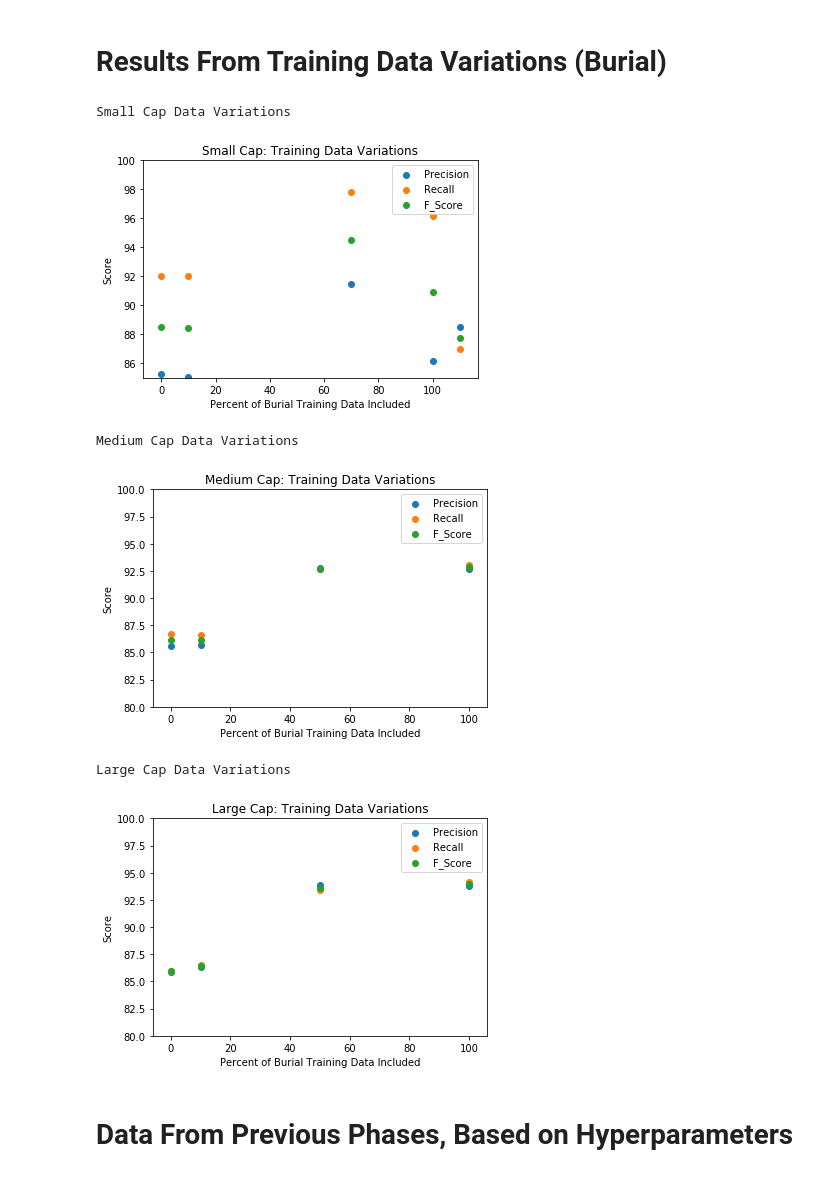
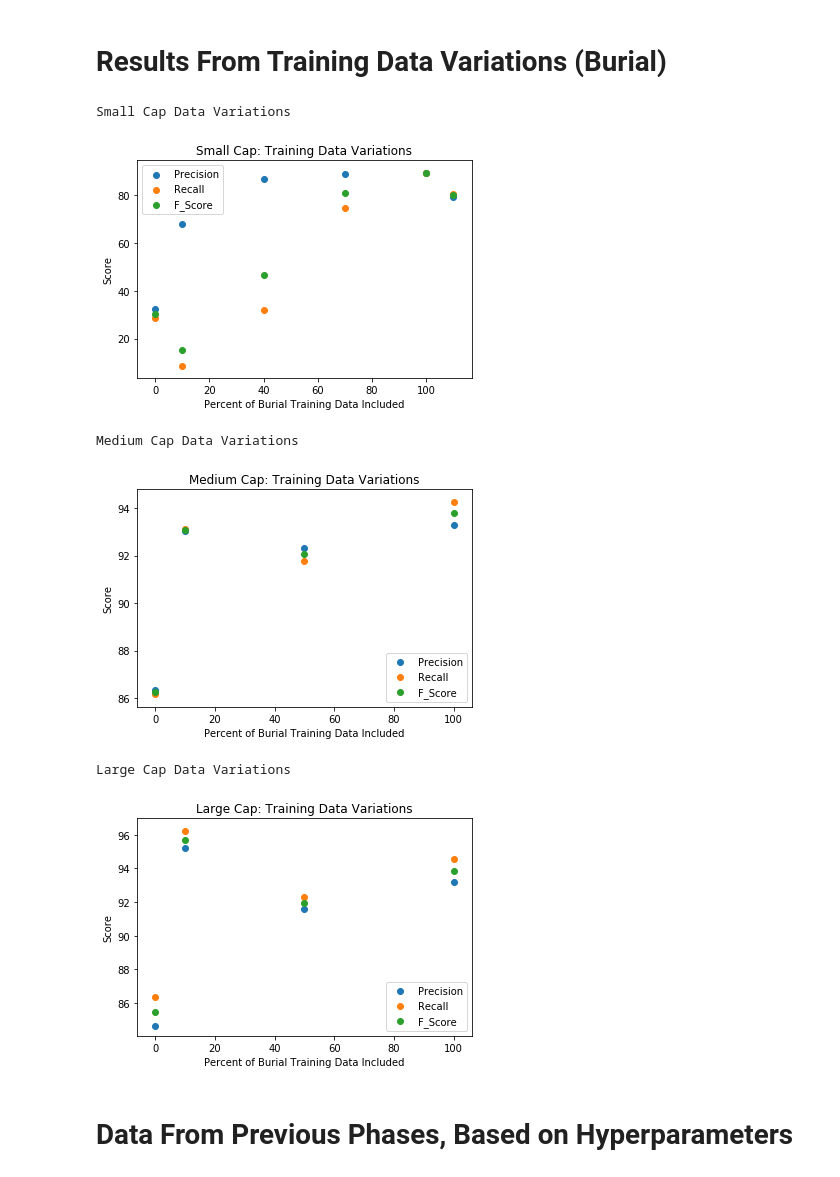
Before and after one commit to slavesocieties/ssda-nlp, a Jupyter notebook: 70-exhaustive-training.ipynb, the cells around one changed output. Saved outputs shown, nothing was run; the diff lists cells and outputs as text; code cells hidden in the pictures.

```diff
--- a/70-exhaustive-training.ipynb
+++ b/70-exhaustive-training.ipynb
@@ -202,9 +184,9 @@ Saved model to models\exhaustive_models
 #f_vec_SCB = [88.425926, 11.058824, 94.528522, 90.888383, 88.528389, 87.727825]
 
 concentrations_SCB = [10, 40, 70, 100, 0, 110]
-pre_vec_SCB = [68 86.986301 88.922156 89.420655 32.478632 79.455446]
-rec_vec_SCB = [8.542714 31.909548 74.623116 89.19598 28.643216 80.653266]
-f_vec_SCB = [15.178571 46.691176 81.147541 89.308176 30.440587 80.049875]
+pre_vec_SCB = [68, 86.986301, 88.922156, 89.420655, 32.478632, 79.455446]
+rec_vec_SCB = [8.542714, 31.909548, 74.623116, 89.19598, 28.643216, 80.653266]
+f_vec_SCB = [15.178571, 46.691176, 81.147541, 89.308176, 30.440587, 80.049875]
 
 manual_data_SCB = {'Concentrations':concentrations_SCB, 'Precision':pre_vec_SCB, 'Recall':rec_vec_SCB, 'F_Score':f_vec_SCB}
 
@@ -296,9 +266,9 @@ Saved model to models\exhaustive_models
 #f_vec_MCB = [86.175772, 92.689919, 92.850334, 86.148008]
 
 concentrations_MCB = [10, 50, 100, 0]
-pre_vec_MCB = [93.034351 92.315082 93.289225 86.315789]
-rec_vec_MCB = [93.123209 91.786055 94.269341 86.150907]
-f_vec_MCB = [93.078759 92.049808 93.776722 86.23327]
+pre_vec_MCB = [93.034351, 92.315082, 93.289225, 86.315789]
+rec_vec_MCB = [93.123209, 91.786055, 94.269341, 86.150907]
+f_vec_MCB = [93.078759, 92.049808, 93.776722, 86.23327]
 
 manual_data_MCB = {'Concentrations':concentrations_MCB, 'Precision':pre_vec_MCB, 'Recall':rec_vec_MCB, 'F_Score':f_vec_MCB}
 
@@ -370,10 +340,16 @@ Sucessful run
 #no_test
 
 ##RESULTS
+#Wrong Enumerate, kept for reference
+#concentrations_LCB = [10, 50, 100, 0]
+#pre_vec_LCB = [86.367969, 93.857965, 93.815414, 85.877863]
+#rec_vec_LCB = [86.532951, 93.409742, 94.17383, 85.959885]
+#f_vec_LCB = [86.450382, 93.633317, 93.99428, 85.918854]
+
 concentrations_LCB = [10, 50, 100, 0]
-pre_vec_LCB = [86.367969, 93.857965, 93.815414, 85.877863]
-rec_vec_LCB = [86.532951, 93.409742, 94.17383, 85.959885]
-f_vec_LCB = [86.450382, 93.633317, 93.99428, 85.918854]
+pre_vec_LCB = [95.212766, 91.615854, 93.18698, 84.638554]
+rec_vec_LCB = [96.236559, 92.319508, 94.546851, 86.328725]
+f_vec_LCB = [95.721925, 91.966335, 93.86199, 85.475285]
 
 manual_data_LCB = {'Concentration':concentrations_LCB, 'Precision':pre_vec_LCB, 'Recall':rec_vec_LCB, 'F_Score':f_vec_LCB}
 
@@ -398,46 +374,46 @@ results_df_LCB.head(20)
 
 print("Small Cap Data Variations")
 plt.figure(1)
-plt.ylim([85, 100])
+#plt.ylim([85, 100])
 plt.scatter(concentrations_SCB, pre_vec_SCB, label='Precision')
 plt.scatter(concentrations_SCB, rec_vec_SCB, label='Recall')
 plt.scatter(concentrations_SCB, f_vec_SCB, label='F_Score')
 plt.xlabel('Percent of Burial Training Data Included')
 plt.ylabel('Score')
 plt.title('Small Cap: Training Data Variations')
 plt.legend()
 plt.show()
 
 print("Medium Cap Data Variations")
 plt.figure(2)
-plt.ylim([80, 100])
+#plt.ylim([80, 100])
 plt.scatter(concentrations_MCB, pre_vec_MCB, label='Precision')
 plt.scatter(concentrations_MCB, rec_vec_MCB, label='Recall')
 plt.scatter(concentrations_MCB, f_vec_MCB, label='F_Score')
 plt.xlabel('Percent of Burial Training Data Included')
 plt.ylabel('Score')
 plt.title('Medium Cap: Training Data Variations')
 plt.legend()
 plt.show()
 
 print("Large Cap Data Variations")
 plt.figure(3)
-plt.ylim([80, 100])
+#plt.ylim([80, 100])
 plt.scatter(concentrations_LCB, pre_vec_LCB, label='Precision')
 plt.scatter(concentrations_LCB, rec_vec_LCB, label='Recall')
 plt.scatter(concentrations_LCB, f_vec_LCB, label='F_Score')
 plt.xlabel('Percent of Burial Training Data Included')
 plt.ylabel('Score')
 plt.title('Large Cap: Training Data Variations')
 plt.legend()
 plt.show()
 # %% [output]
 Small Cap Data Variations
-[figure, old version]
+[figure, new version]
 Medium Cap Data Variations
-[figure, old version]
+[figure, new version]
 Large Cap Data Variations
-[figure, old version]
+[figure, new version]
 # %% [markdown]
 # Data From Previous Phases, Based on Hyperparameters
 # %% [markdown]
```
Also changed, not shown: parts of 6 cells of this notebook, 5 other files.
